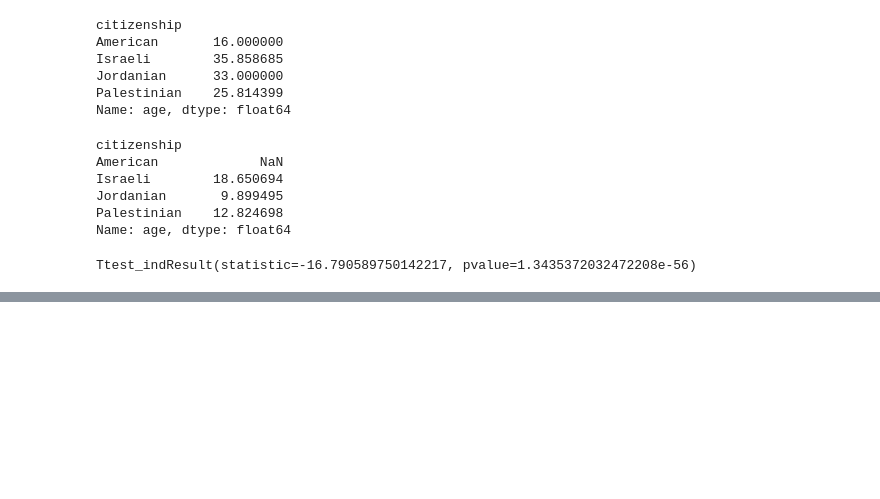
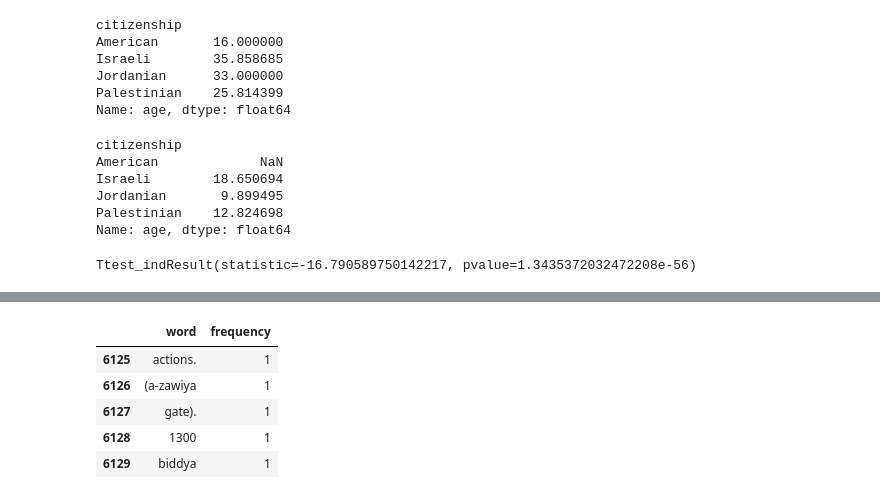
Before and after one commit to Scorpgodwest/israel-palestine-analysis, a Jupyter notebook: analysis.ipynb, the cells around one changed output, grey strips where cells are left out. Drawn from its saved outputs; the diff is of its cells as text; code cells hidden in the pictures; blank space fills up the shorter version.

```diff
--- a/analysis.ipynb
+++ b/analysis.ipynb
@@ -168,0 +188,9 @@ Ttest_indResult(statistic=-16.790589750142217, pvalue=1.3435372032472208e-56)
+# %%
+words_df.tail()
+# %% [output]
+|  | word | frequency |
+| 6125 | actions. | 1 |
+| 6126 | (a-zawiya | 1 |
+| 6127 | gate). | 1 |
+| 6128 | 1300 | 1 |
+| 6129 | biddya | 1 |
```
Also changed, not shown: parts of 6 cells of this notebook.
